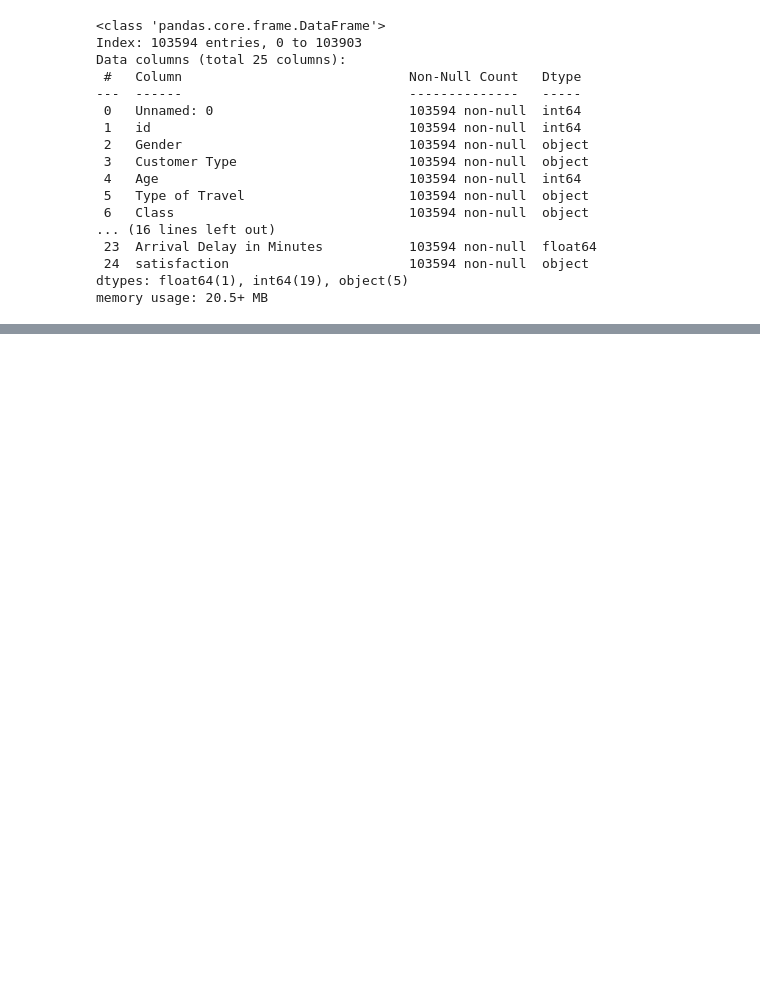
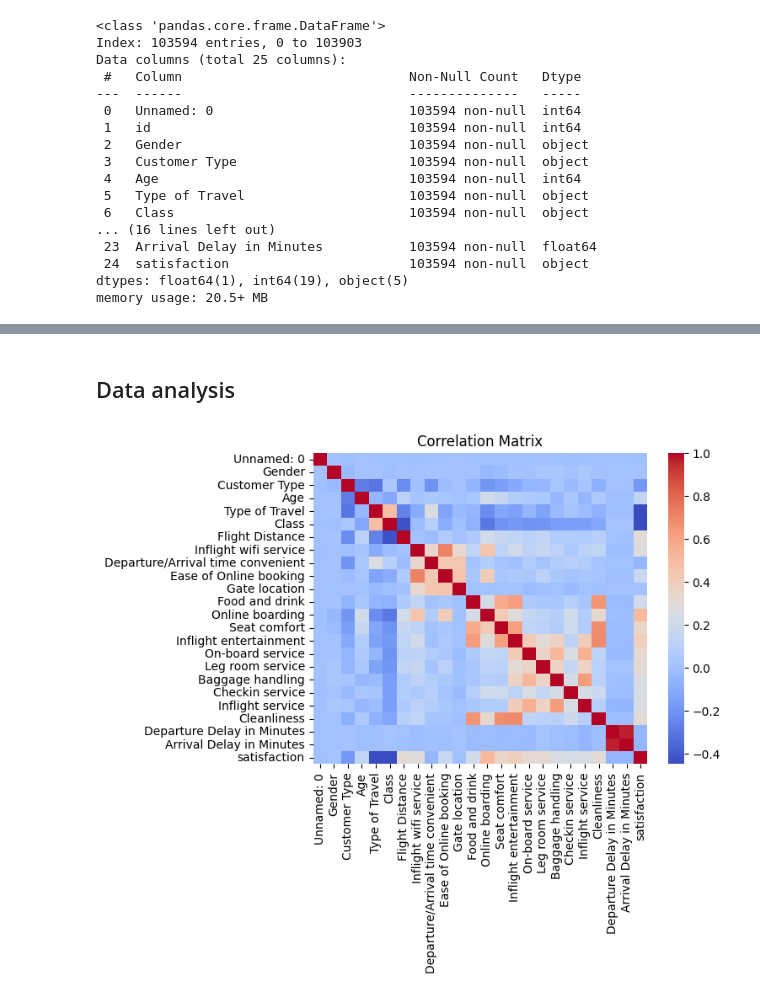
Before and after one commit to Park-HY-00/BAV, a Jupyter notebook: final-project.ipynb, the cells around one changed output, grey strips where cells are left out. Saved outputs shown, nothing was run; the diff lists cells and outputs as text; code cells hidden in the pictures; blank space fills up the shorter version.

```diff
--- a/final-project.ipynb
+++ b/final-project.ipynb
@@ -94,0 +157,12 @@ test_df.head()
+# %%
+train_df.drop('id', axis=1, inplace=True)
+test_df.drop('id', axis=1, inplace=True)
+# %% [markdown]
+## Data analysis
+# %%
+corr_matrix = train_df.corr()
+sns.heatmap(corr_matrix, annot=False, cmap='coolwarm')
+plt.title('Correlation Matrix')
+plt.show()
+# %% [output]
+[figure, added]
```
Also changed, not shown: parts of 11 cells of this notebook.
